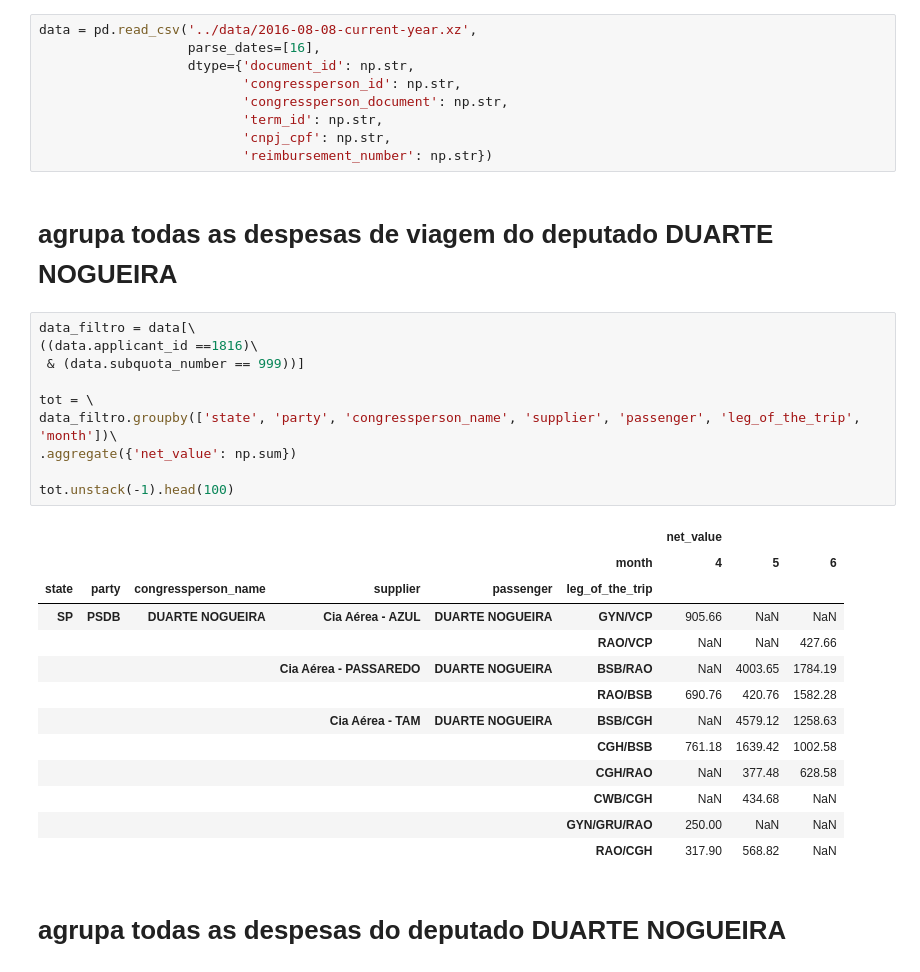
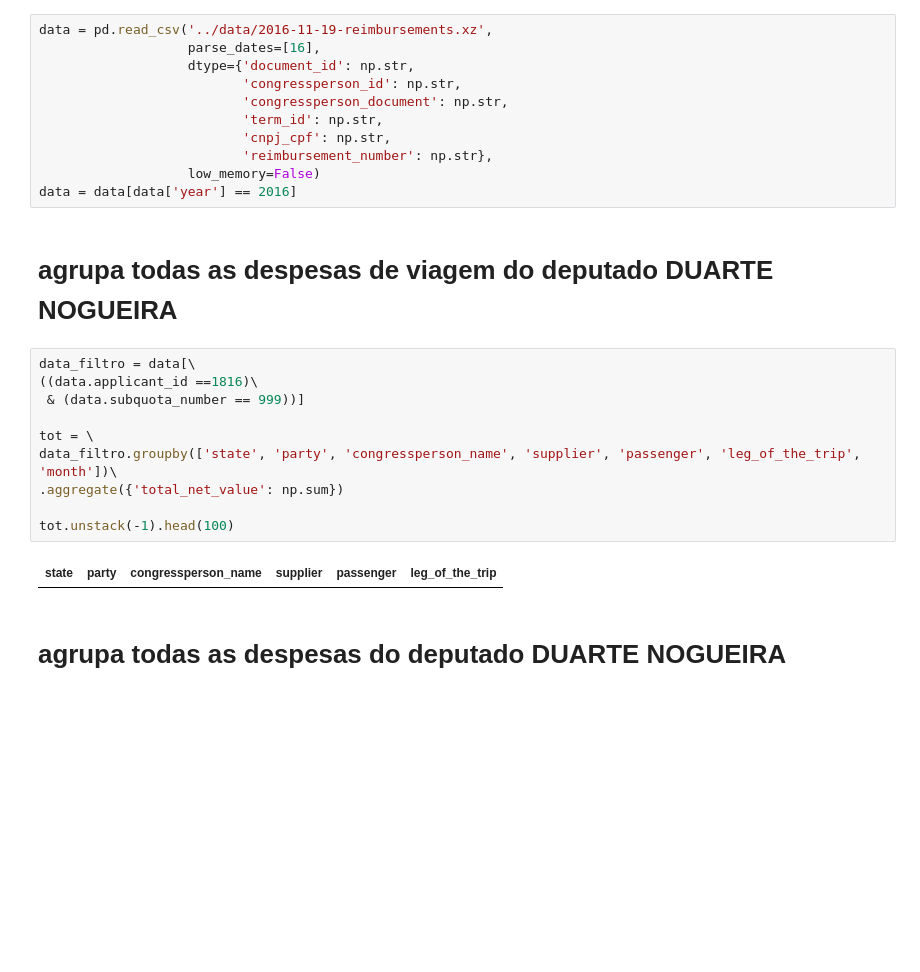
Before and after one commit to okfn-brasil/serenata-de-amor, a Jupyter notebook: develop/2016-11-06-cnlenzc-analysis-congressperson-DUARTE-NOGUEIRA.ipynb, the cells around one changed output. Saved outputs shown, nothing was run; the diff lists cells and outputs as text; blank space fills up the shorter version.

```diff
--- a/develop/2016-11-06-cnlenzc-analysis-congressperson-DUARTE-NOGUEIRA.ipynb
+++ b/develop/2016-11-06-cnlenzc-analysis-congressperson-DUARTE-NOGUEIRA.ipynb
@@ -2,40 +2,30 @@
 import pandas as pd
 import numpy as np
 # %%
-data = pd.read_csv('../data/2016-08-08-current-year.xz',
+data = pd.read_csv('../data/2016-11-19-reimbursements.xz',
                    parse_dates=[16],
                    dtype={'document_id': np.str,
                           'congressperson_id': np.str,
                           'congressperson_document': np.str,
                           'term_id': np.str,
                           'cnpj_cpf': np.str,
-                          'reimbursement_number': np.str})
+                          'reimbursement_number': np.str},
+                   low_memory=False)
+data = data[data['year'] == 2016]
 # %% [markdown]
 # agrupa todas as despesas de viagem do deputado DUARTE NOGUEIRA
 # %%
 data_filtro = data[\
 ((data.applicant_id ==1816)\
  & (data.subquota_number == 999))]
 
 tot = \
 data_filtro.groupby(['state', 'party', 'congressperson_name', 'supplier', 'passenger', 'leg_of_the_trip', 'month'])\
-.aggregate({'net_value': np.sum})
+.aggregate({'total_net_value': np.sum})
 
 tot.unstack(-1).head(100)
 # %% [output]
-|  |  |  |  |  |  | net_value |  |  |
-|  |  |  |  |  | month | 4 | 5 | 6 |
-| state | party | congressperson_name | supplier | passenger | leg_of_the_trip |  |  |  |
-| SP | PSDB | DUARTE NOGUEIRA | Cia Aérea - AZUL | DUARTE NOGUEIRA | GYN/VCP | 905.66 | NaN | NaN |
-|  |  |  |  |  | RAO/VCP | NaN | NaN | 427.66 |
-|  |  |  | Cia Aérea - PASSAREDO | DUARTE NOGUEIRA | BSB/RAO | NaN | 4003.65 | 1784.19 |
-|  |  |  |  |  | RAO/BSB | 690.76 | 420.76 | 1582.28 |
-|  |  |  | Cia Aérea - TAM | DUARTE NOGUEIRA | BSB/CGH | NaN | 4579.12 | 1258.63 |
-|  |  |  |  |  | CGH/BSB | 761.18 | 1639.42 | 1002.58 |
-|  |  |  |  |  | CGH/RAO | NaN | 377.48 | 628.58 |
-|  |  |  |  |  | CWB/CGH | NaN | 434.68 | NaN |
-|  |  |  |  |  | GYN/GRU/RAO | 250.00 | NaN | NaN |
-|  |  |  |  |  | RAO/CGH | 317.90 | 568.82 | NaN |
+| state | party | congressperson_name | supplier | passenger | leg_of_the_trip |
 # %% [markdown]
 # agrupa todas as despesas do deputado DUARTE NOGUEIRA
 # %%
```
Also changed, not shown: parts of 1 cell of this notebook, 8 other files.
